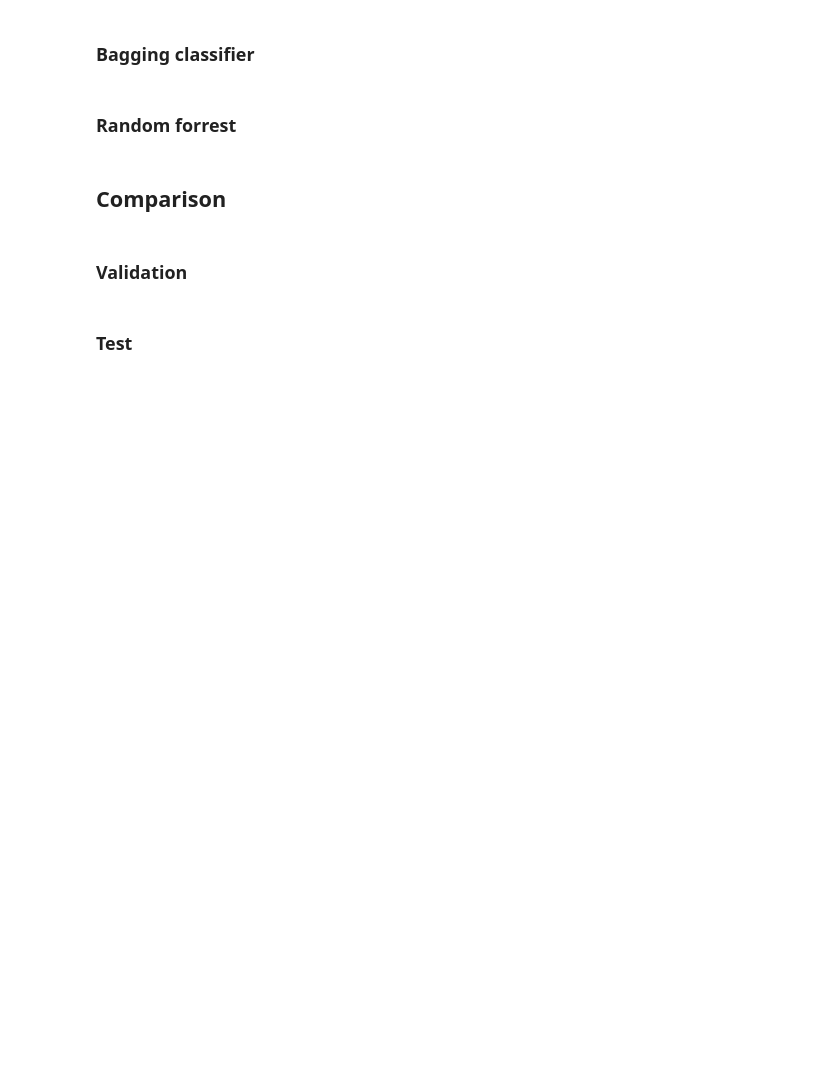
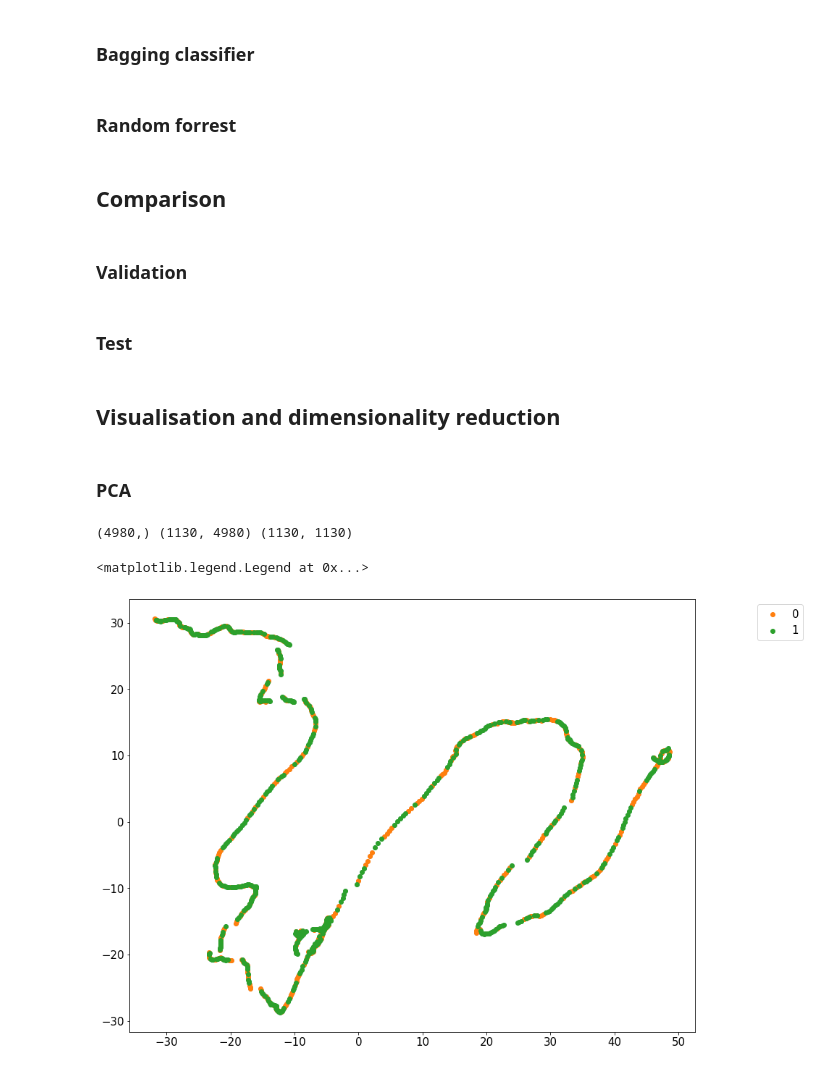
Before and after one commit to matteobettini/Stock-Market-Prediction-2020, a Jupyter notebook: notebooks/FInal assignment.ipynb, the cells around one changed output. Drawn from its saved outputs; the diff is of its cells as text; code cells hidden in the pictures; blank space fills up the shorter version.

```diff
--- a/notebooks/FInal assignment.ipynb
+++ b/notebooks/FInal assignment.ipynb
@@ -1627,2 +1786,30 @@ plt.ylim(np.min([val_acc, test_acc]) - 0.03, np.max([val_acc, test_acc]) + 0.03)
 
 plt.legend()
+# %% [markdown]
+## Visualisation and dimensionality reduction
+# %% [markdown]
+### PCA
+# %%
+from sklearn import decomposition
+
+X = nasdaq_train_X
+
+pca = sklearn.decomposition.PCA()
+pca_result = pca.fit_transform(X)
+
+# Find the predictions from the PCA model, using just the first component
+print(pca.mean_.shape, pca.components_.shape, pca_result.shape)
+
+p1,p2 = pca_result[:,0], pca_result[:,1]
+
+fig,ax = plt.subplots(figsize=(14,11))
+ax.scatter(p1, p2, alpha=.2)
+
+for lvl in set(nasdaq_train_y):
+    i = (nasdaq_train_y == lvl)
+    plt.scatter(p1[i], p2[i], label=lvl)
+plt.legend(loc='upper left', bbox_to_anchor=(1.1, 1))
+# %% [output]
+(4980,) (1130, 4980) (1130, 1130)
+<matplotlib.legend.Legend at 0x...>
+[figure, added]
```
Also changed, not shown: parts of 118 cells of this notebook.
